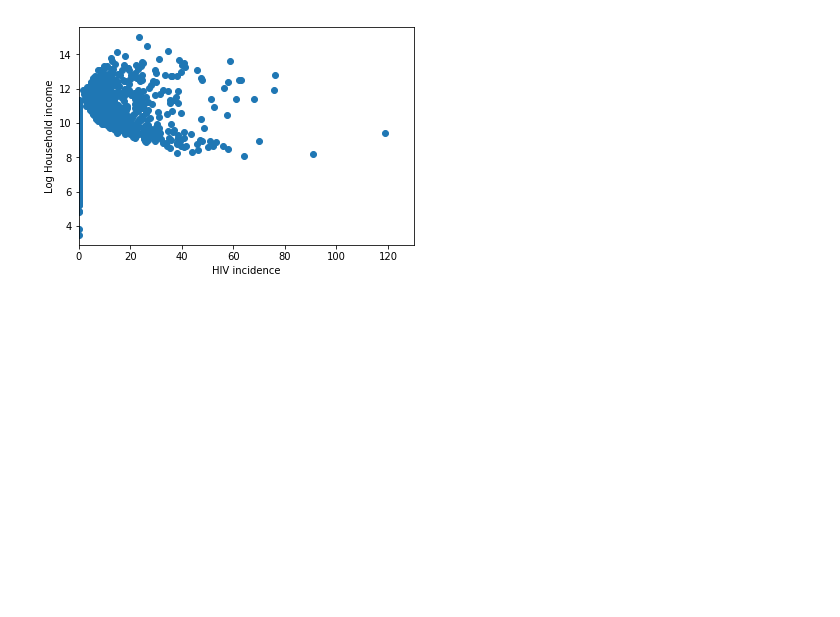
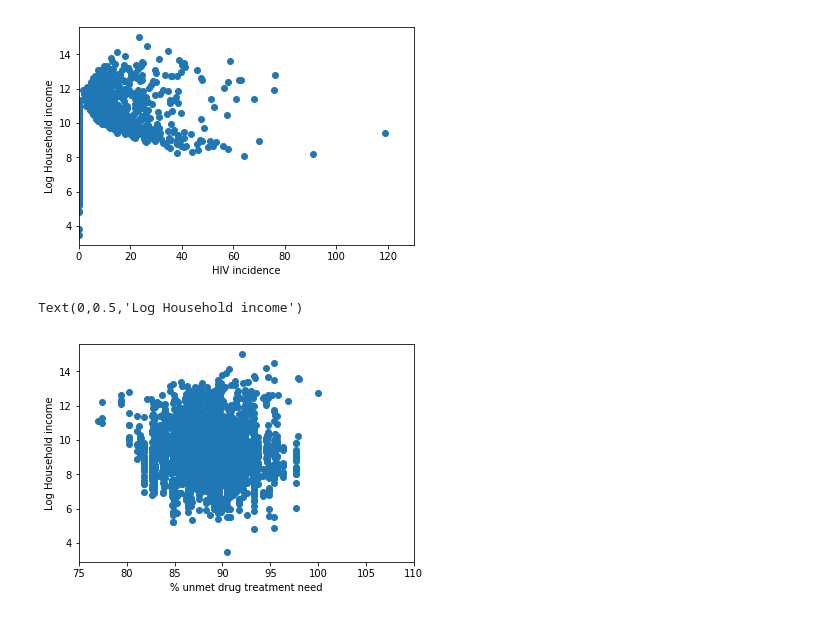
Before and after one commit to elogue01/Forecasting-HIV-Infections, a Jupyter notebook: Capstone_eda.ipynb, the cells around one changed output. Saved outputs shown, nothing was run; the diff lists cells and outputs as text; code cells hidden in the pictures; blank space fills up the shorter version.

```diff
--- a/Capstone_eda.ipynb
+++ b/Capstone_eda.ipynb
@@ -583,3 +583,15 @@ ax3.set_ylabel('Log Household income')
 # %% [output]
 Text(0,0.5,'Log Household income')
 [figure]
+# %%
+fig = plt.figure()
+ax3 = fig.add_subplot(111)
+ax3.scatter(msm_hiv_econ_df.pctunmetneed, msm_hiv_econ_df.log_household_income)
+ax3.set_xlim(xmin=75, xmax=110)
+#ax3.set_ylim(ymin=0, ymax=150000)
+#ax3.set_title('HIV incidence vs prevalence')
+ax3.set_xlabel('% unmet drug treatment need')
+ax3.set_ylabel('Log Household income')
+# %% [output]
+Text(0,0.5,'Log Household income')
+[figure, added]
```
Also changed, not shown: parts of 1 cell of this notebook.
